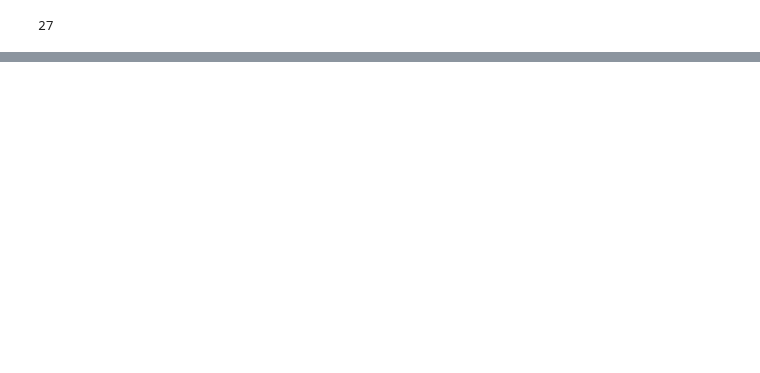
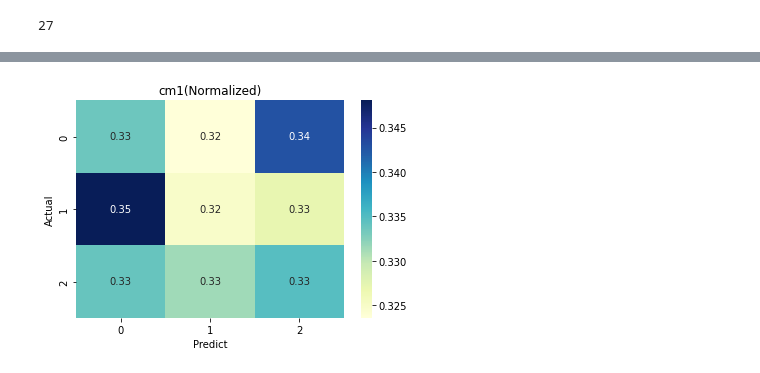
Before and after one commit to Explorers-in-the-Chthulucene/SemioticDrifting, a Jupyter notebook: script/FSCORE.ipynb, the cells around one changed output, grey strips where cells are left out. Saved outputs shown, nothing was run; the diff lists cells and outputs as text; code cells hidden in the pictures; blank space fills up the shorter version.

```diff
--- a/script/FSCORE.ipynb
+++ b/script/FSCORE.ipynb
@@ -120,0 +244,4 @@ cm.overall_stat
+# %%
+plot_confusion_matrix(cm1,normalize=True, title="cm1(Normalized)", annot=True)
+# %% [output]
+[figure, added]
```
Also changed, not shown: parts of 18 cells of this notebook.
